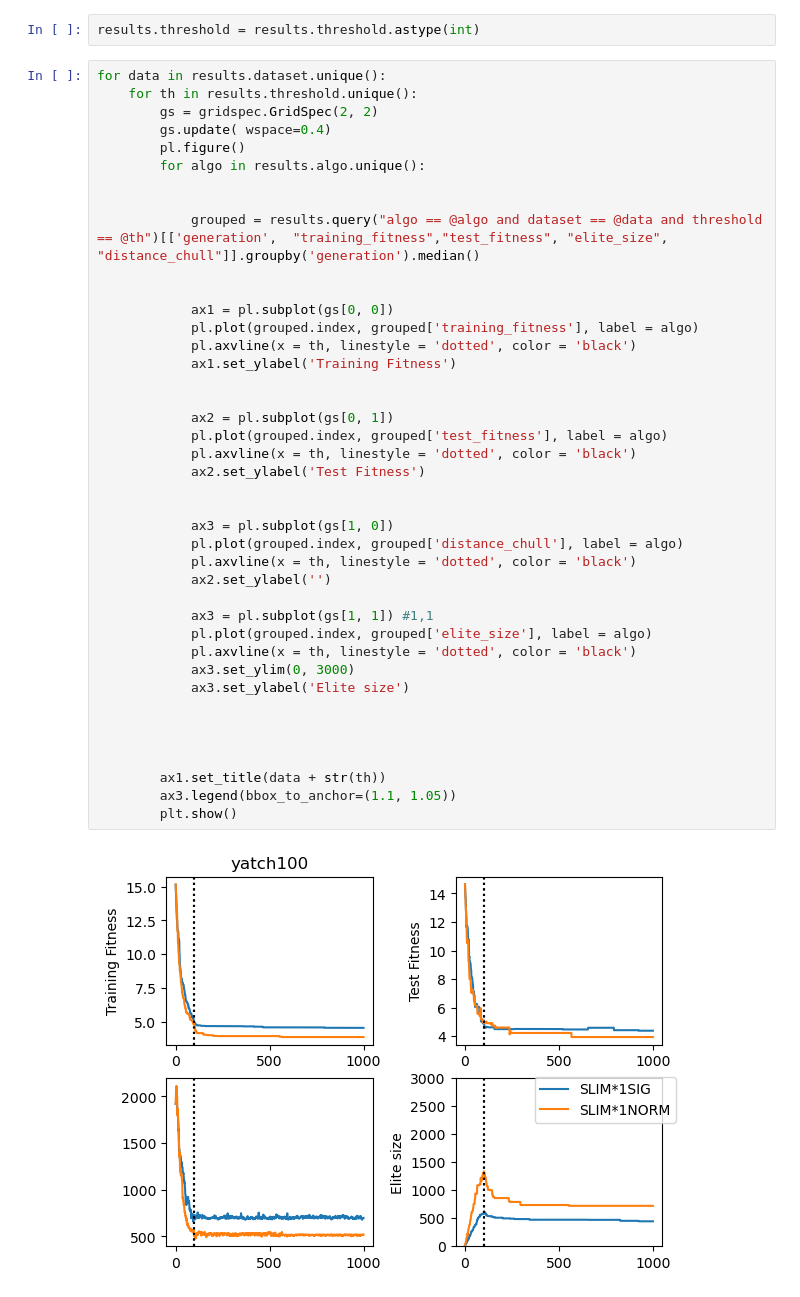
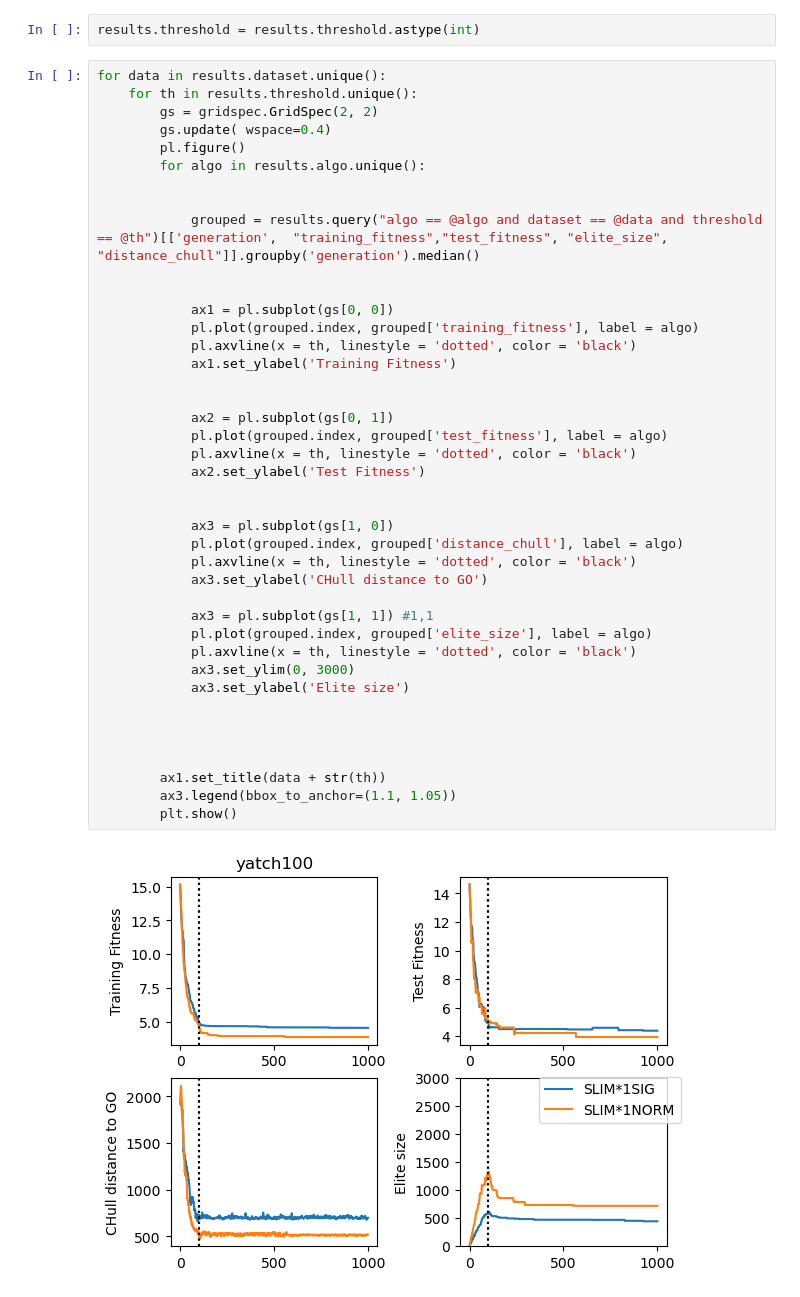
Before and after one commit to Rizzolioli/SlimShady, a Jupyter notebook: utils/CHull visualizations.ipynb, the cells around one changed output. Cells and saved outputs as stored; diff of their text form.

```diff
--- a/utils/CHull visualizations.ipynb
+++ b/utils/CHull visualizations.ipynb
@@ -36,32 +36,32 @@ for data in results.dataset.unique():
 
             ax1 = pl.subplot(gs[0, 0])
             pl.plot(grouped.index, grouped['training_fitness'], label = algo)
             pl.axvline(x = th, linestyle = 'dotted', color = 'black')
             ax1.set_ylabel('Training Fitness')
 
 
             ax2 = pl.subplot(gs[0, 1])
             pl.plot(grouped.index, grouped['test_fitness'], label = algo)
             pl.axvline(x = th, linestyle = 'dotted', color = 'black')
             ax2.set_ylabel('Test Fitness')
 
 
             ax3 = pl.subplot(gs[1, 0])
             pl.plot(grouped.index, grouped['distance_chull'], label = algo)
             pl.axvline(x = th, linestyle = 'dotted', color = 'black')
-            ax2.set_ylabel('')
+            ax3.set_ylabel('CHull distance to GO')
 
             ax3 = pl.subplot(gs[1, 1]) #1,1
             pl.plot(grouped.index, grouped['elite_size'], label = algo)
             pl.axvline(x = th, linestyle = 'dotted', color = 'black')
             ax3.set_ylim(0, 3000)
             ax3.set_ylabel('Elite size')
 
 
 
 
         ax1.set_title(data + str(th))
         ax3.legend(bbox_to_anchor=(1.1, 1.05))
         plt.show()
 # %% [output]
-[figure, old version]
+[figure, new version]
```
Also changed, not shown: parts of 1 cell of this notebook, 1 other file.
